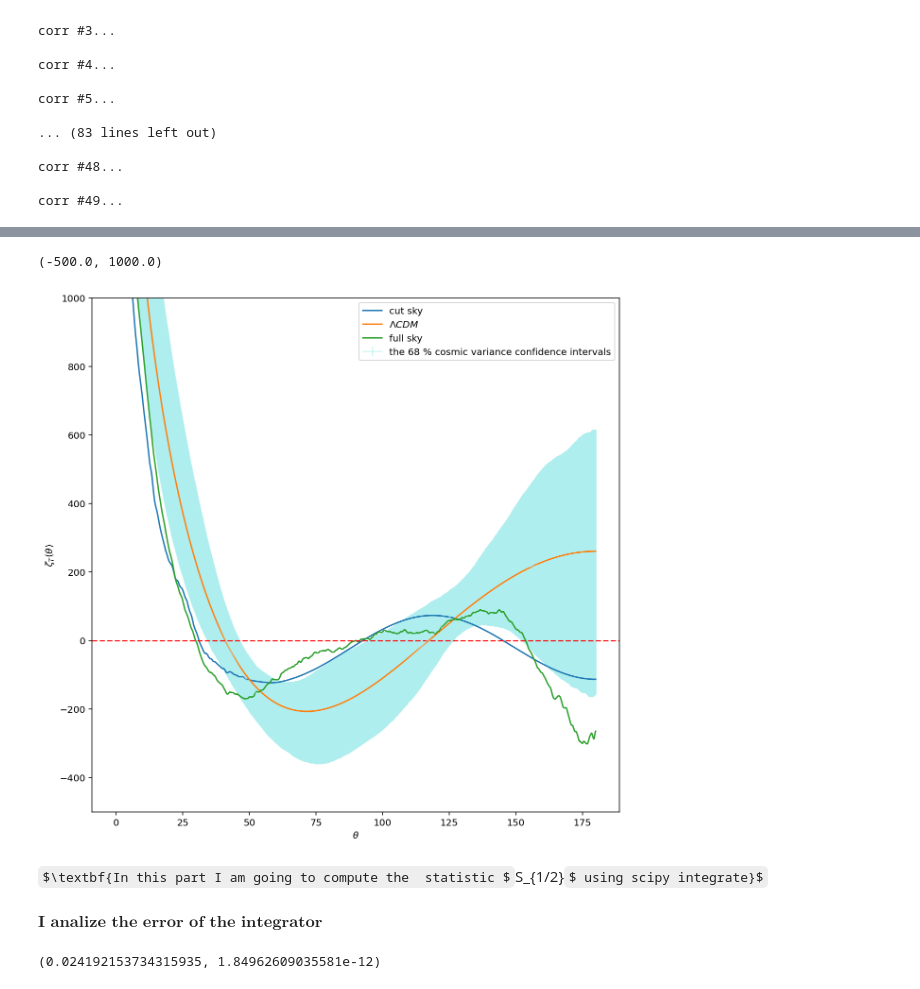
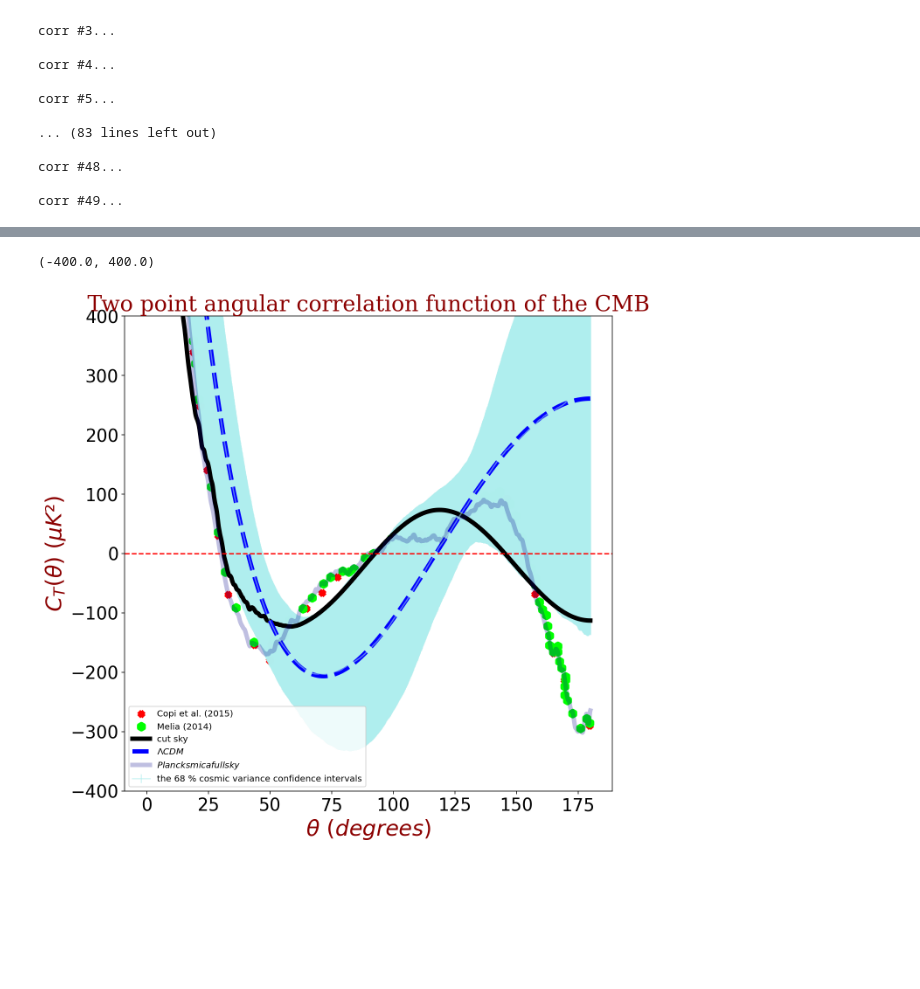
Before and after one commit to Augustocmb/cmblss, a Jupyter notebook: code/cmblss-main/correlation-function.ipynb, the cells around one changed output, grey strips where cells are left out. Saved outputs shown, nothing was run; the diff lists cells and outputs as text; code cells hidden in the pictures; some formulas as TeX source; blank space fills up the shorter version.

```diff
--- a/code/cmblss-main/correlation-function.ipynb
+++ b/code/cmblss-main/correlation-function.ipynb
@@ -288,0 +300,4 @@ corr #49...
+# %%
+# I charge data from Copi through csv file
+a=np.loadtxt('/home/akozameh/cmblss/data/dataset_1_1.csv', delimiter=',')
+a.shape
@@ -288,0 +323,3 @@ corr #49...
+# %%
+# I charge data from Melia through csv file
+b=np.loadtxt('/home/akozameh/cmblss/data/dataset_2_2.csv', delimiter=',')
@@ -292,25 +353,30 @@ sigma = np.std(corr,axis=0)
 # %%
 # Plotting the results
 plt.figure(figsize=(10,10))
+
+# axis label
+font = {'family': 'serif',
+        'color':  'darkred',
+        'weight': 'normal',
+        'size': 25,}
+
 plt.errorbar(ra,media[:,0], yerr=sigma[:,0], color= 'paleturquoise',
              label='the 68 % cosmic variance confidence intervals',alpha=0.5)
-#for i in range(Nmaps):
-    #plt.plot(r, corr[i,:,0],alpha=0.4)
-#plt.plot(r, media[:,0],lw=2.,c='k')
-plt.plot(r2, corr2[:,0], label = 'cut sky')
-plt.plot(rk, corrs[:,0], label='$\Lambda CDM $')
-plt.plot(r1, corr1[:,0], label ='full sky')
-#plt.plot(r2_1, corr2_1[:,0], label = 'cut sky')
-plt.ylabel(r'$\zeta_{T}(\theta)$')
-plt.xlabel(r'$\theta$')
+
+plt.scatter(a[:,0], a[:,1],marker='x', color='r', alpha= 1, linewidths=5 ,label='Copi et al. (2015)')
+plt.scatter(b[:,0], b[:,1], marker='h',color='lime',linewidth=5,alpha=1,linewidths=5, label='Melia (2014)')
+plt.plot(r2, corr2[:,0],'k',alpha=1,linewidth=5,label = 'cut sky')
+plt.plot(rk, corrs[:,0],'--', color='b', linewidth=5,alpha=1,label='$\Lambda CDM $')
+plt.plot(r1, corr1[:,0], color='darkblue',linewidth=5,alpha=0.25, label =r'$Planck smica full sky $')
+plt.xticks(fontsize = 20)
+plt.yticks(fontsize=20)
+plt.title('Two point angular correlation function of the CMB', fontdict=font)
+plt.ylabel(r'$C_{T}(\theta)~(\mu K²)$',fontdict=font)
+plt.xlabel(r'$\theta~(degrees)$',fontdict=font)
 plt.legend(loc='best')
 plt.axhline(y=0.0, color='r', linestyle='--')
 
-plt.ylim(-500,1000)
+plt.ylim(-400,400)
 # %% [output]
-(-500.0, 1000.0)
+(-400.0, 400.0)
-[figure, old version]
+[figure, new version]
-# %% [markdown]
-$\textbf{In this part I am going to compute the  statistic $S_{1/2}$ using scipy integrate}$
-# %% [markdown]
-$ \textbf{I analize the error of the integrator} $
@@ -322,6 +382,0 @@ theta=np.linspace(0,2*np.pi,100)*180/np.pi
-# %%
-# The first argument to quad is a “callable” Python object (i.e., a function, method, or class instance).
-result = integrate.quad(lambda theta: np.sin(theta), 0, 4.5*180/np.pi)
-result
-# %% [output]
-(0.024192153734315935, 1.84962609035581e-12)
```
Also changed, not shown: parts of 46 cells of this notebook.
